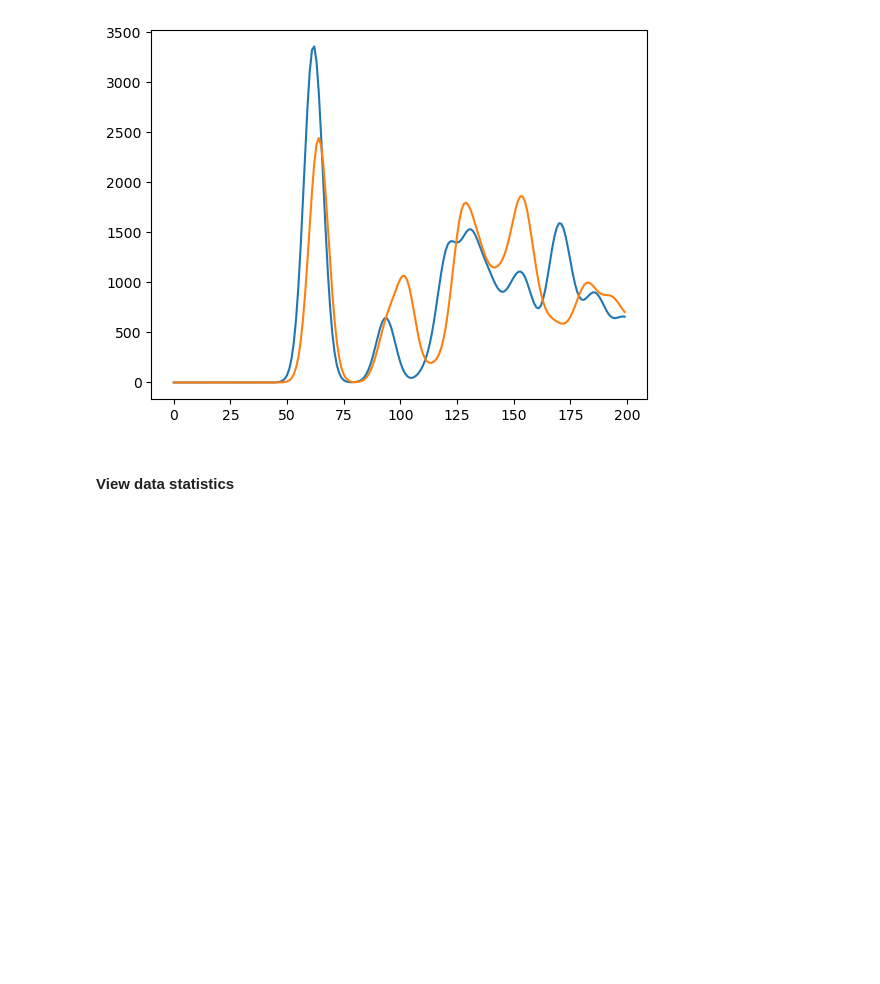
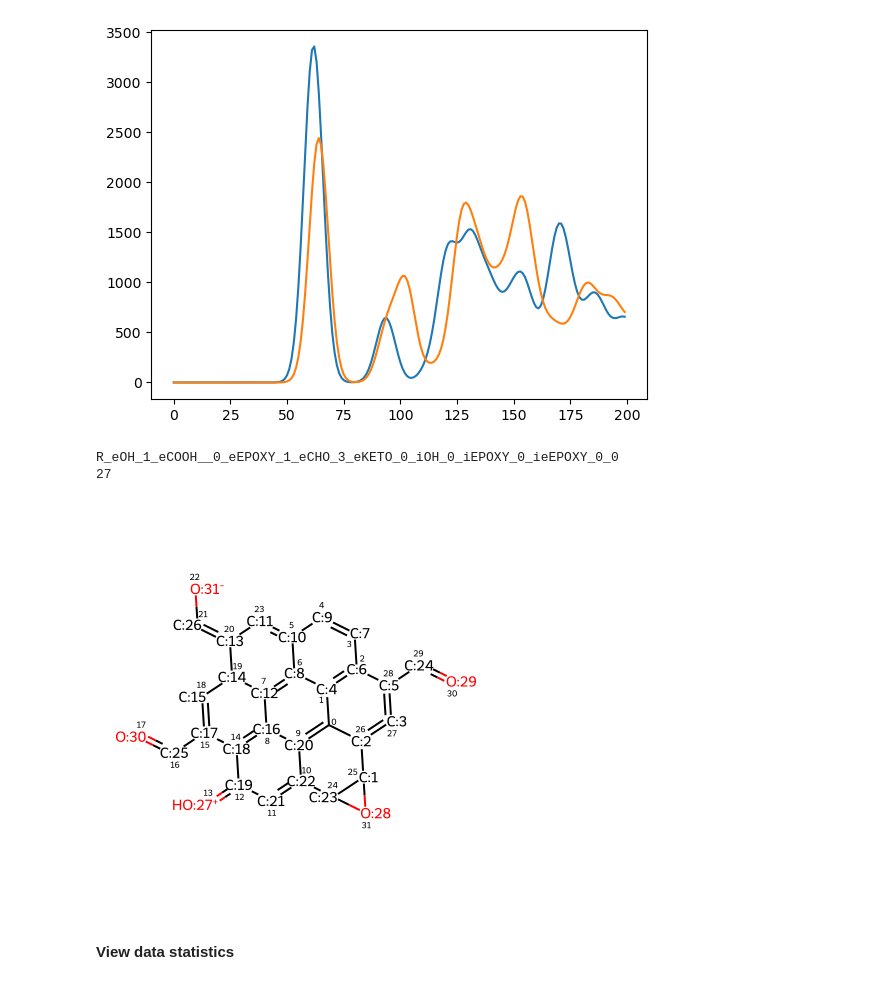
Before and after one commit to sam-j-hall/GO_molecule_GNN, a Jupyter notebook: view_data.ipynb, the cells around one changed output. Cells and saved outputs as stored; diff of their text form; code cells hidden in the pictures; blank space fills up the shorter version.

```diff
--- a/view_data.ipynb
+++ b/view_data.ipynb
@@ -59,6 +59,24 @@ plt.show
 # %% [output]
 <function matplotlib.pyplot.show(close=None, block=None)>
 [figure]
+# %%
+for i in ids:
+    smiles = dict[0][i]
+    mol = Chem.MolFromSmiles(smiles)
+    for atom in mol.GetAtoms():
+        if atom.GetAtomicNum() == 6:
+            if atom.GetHybridization() == Chem.rdchem.HybridizationType.SP:
+                print(i)
+                print(atom.GetIdx())
+# %% [output]
+R_eOH_1_eCOOH__0_eEPOXY_1_eCHO_3_eKETO_0_iOH_0_iEPOXY_0_ieEPOXY_0_0
+27
+# %%
+smiles = dict[0]['R_eOH_1_eCOOH__0_eEPOXY_1_eCHO_3_eKETO_0_iOH_0_iEPOXY_0_ieEPOXY_0_0']
+mol = Chem.MolFromSmiles(smiles)
+mol
+# %% [output]
+[figure, added]
 # %% [markdown]
 #### View data statistics
 # %%
```
Also changed, not shown: parts of 3 cells of this notebook, 19 other files.
